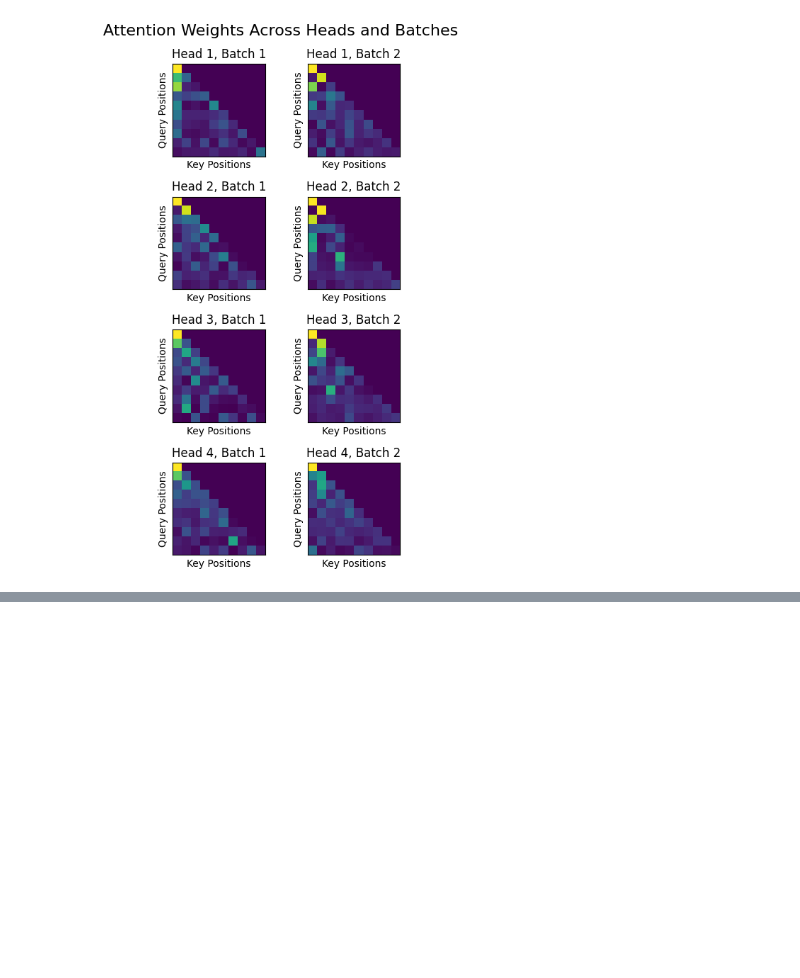
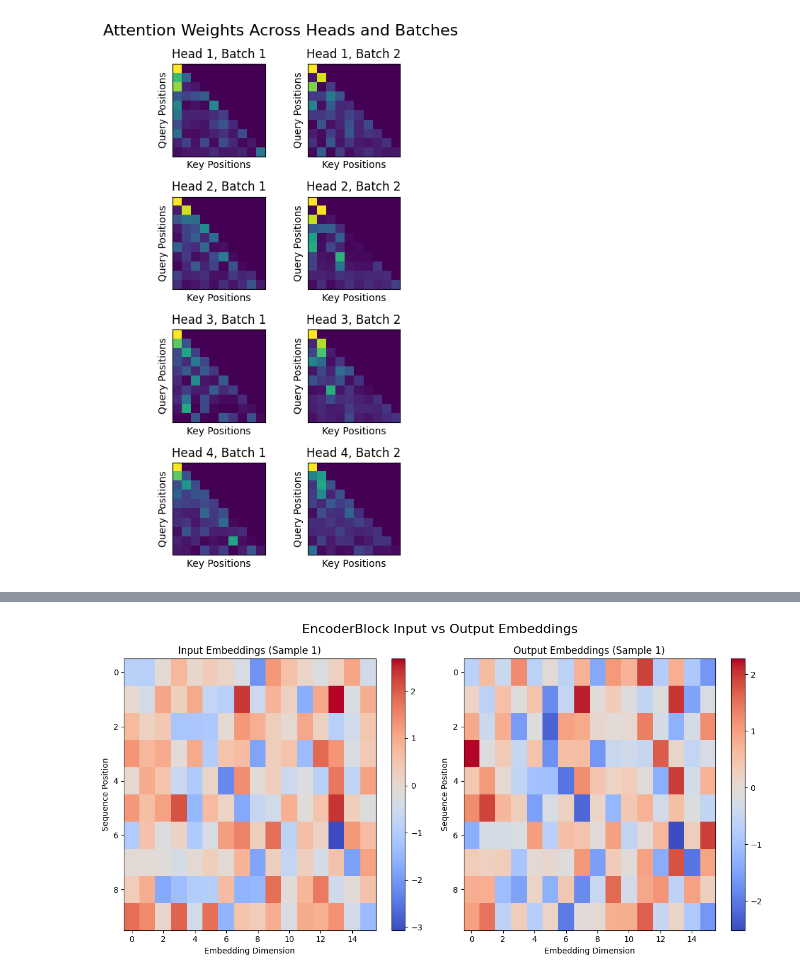
Before and after one commit to mohsenh17/TransformerNNX, a Jupyter notebook: docs/source/api/Encoder.ipynb, the cells around one changed output, grey strips where cells are left out. Drawn from its saved outputs; the diff is of its cells as text; code cells hidden in the pictures; blank space fills up the shorter version.

Commit message:
encoder block doc

```diff
--- a/docs/source/api/Encoder.ipynb
+++ b/docs/source/api/Encoder.ipynb
@@ -254,0 +342,46 @@ plt.show()
+# %%
+# Define the EncoderBlock test parameters
+batch_size = 2
+seq_len = 10
+input_dim = 16
+feedforward_dim = 64
+dropout_prob = 0.1
+num_heads = 4
+
+# Create random input data and mask
+key = jax.random.PRNGKey(42)
+x = jax.random.normal(key, (batch_size, seq_len, input_dim))
+mask = jnp.tril(jnp.ones((seq_len, seq_len)))  # Lower triangular mask
+
+# Initialize EncoderBlock
+rngs = nnx.Rngs(key)
+encoder_block = EncoderBlock(input_dim, feedforward_dim, dropout_prob, num_heads, rngs=rngs)
+
+# Forward pass
+output = encoder_block(x, mask=mask)
+
+# Assert the output shape
+assert output.shape == (batch_size, seq_len, input_dim), "Output shape mismatch."
+
+# Visualize the input and output embeddings for one sample
+fig, axes = plt.subplots(1, 2, figsize=(12, 6))
+fig.suptitle("EncoderBlock Input vs Output Embeddings", fontsize=16)
+
+# Input Embeddings
+axes[0].imshow(x[0], aspect="auto", cmap="coolwarm")
+axes[0].set_title("Input Embeddings (Sample 1)")
+axes[0].set_xlabel("Embedding Dimension")
+axes[0].set_ylabel("Sequence Position")
+axes[0].colorbar = plt.colorbar(axes[0].imshow(x[0], aspect="auto", cmap="coolwarm"), ax=axes[0])
+
+# Output Embeddings
+axes[1].imshow(output[0], aspect="auto", cmap="coolwarm")
+axes[1].set_title("Output Embeddings (Sample 1)")
+axes[1].set_xlabel("Embedding Dimension")
+axes[1].set_ylabel("Sequence Position")
+axes[1].colorbar = plt.colorbar(axes[1].imshow(output[0], aspect="auto", cmap="coolwarm"), ax=axes[1])
+
+plt.tight_layout()
+plt.show()
+# %% [output]
+[figure, added]
```
Also changed, not shown: parts of 4 cells of this notebook.
